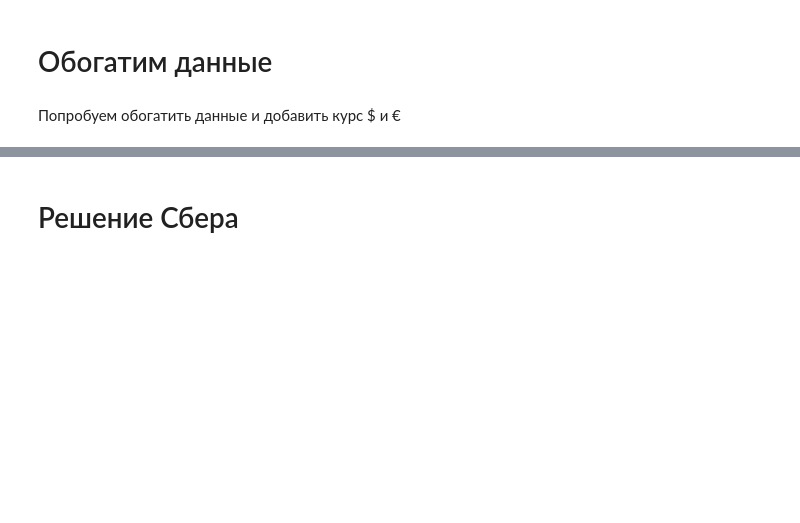
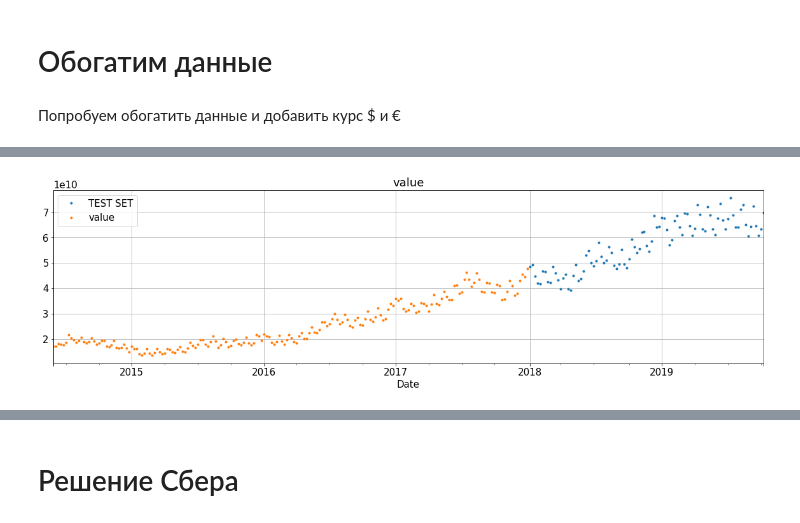
Before and after one commit to NickPavlovskii/sber, a Jupyter notebook: sber_prediction_v2.ipynb, the cells around one changed output, grey strips where cells are left out. Drawn from its saved outputs; the diff is of its cells as text; code cells hidden in the pictures; blank space fills up the shorter version.

```diff
--- a/sber_prediction_v2.ipynb
+++ b/sber_prediction_v2.ipynb
@@ -874,0 +980,4 @@ dt_d.plot(label='doll')
+# %%
+scaler = StandardScaler()
+scaler.fit(dataset1 )
+scaled_df = scaler.transform(dataset1)
@@ -874,0 +1157,10 @@ dt_d.plot(label='doll')
+# %%
+temp = dataset1[['value']]
+split_date = '2018-01'
+temp_train = temp.loc[temp.index <= split_date].copy()
+temp_test = temp.loc[temp.index > split_date].copy()
+_ = temp_test.rename(columns={'value': 'TEST SET'})\
+    .join(temp_train.rename(columns={'valueP': 'TRAINING SET'}),how='outer') \
+    .plot(figsize=(20,5), title='value', style='.')
+# %% [output]
+[figure, added]
```
Also changed, not shown: parts of 96 cells of this notebook.
